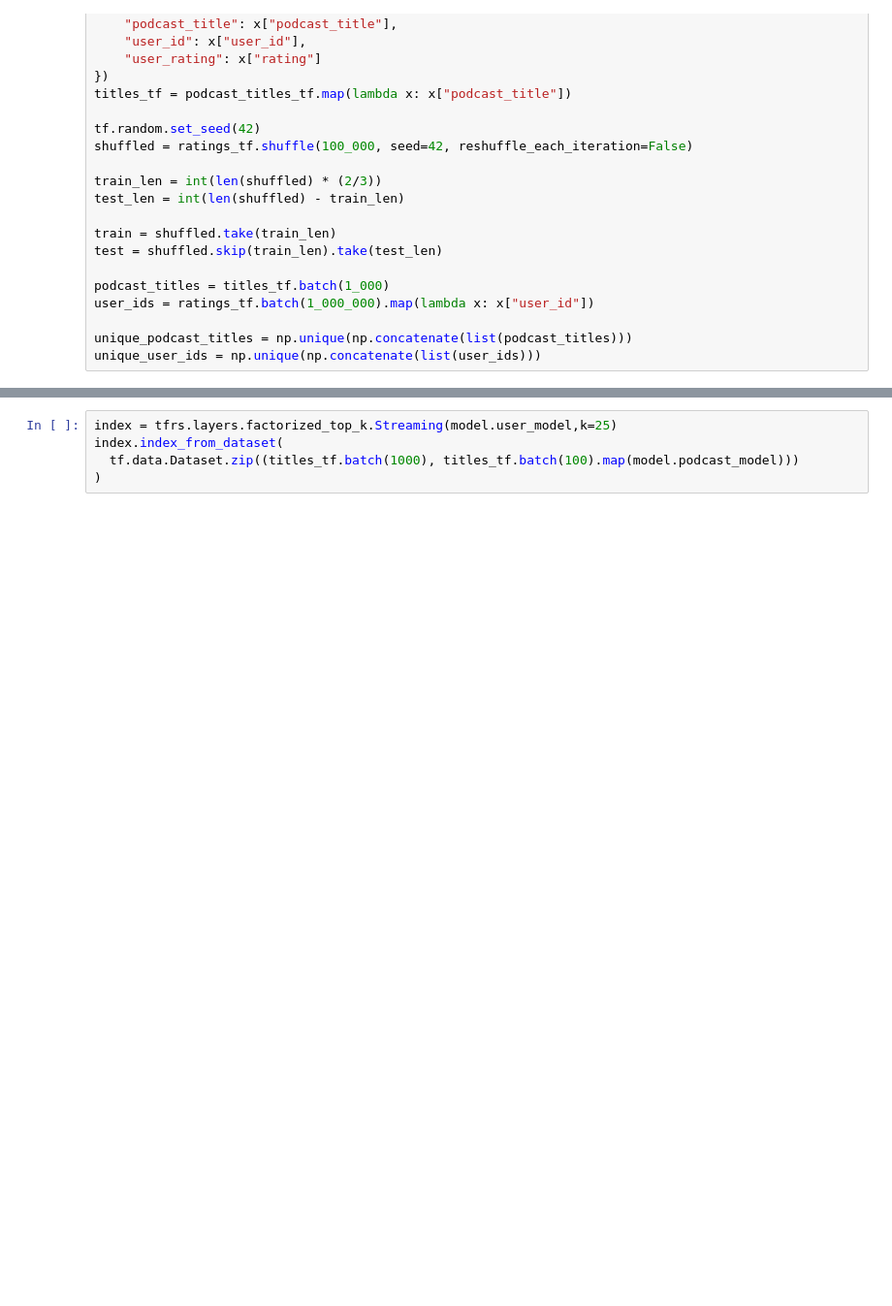
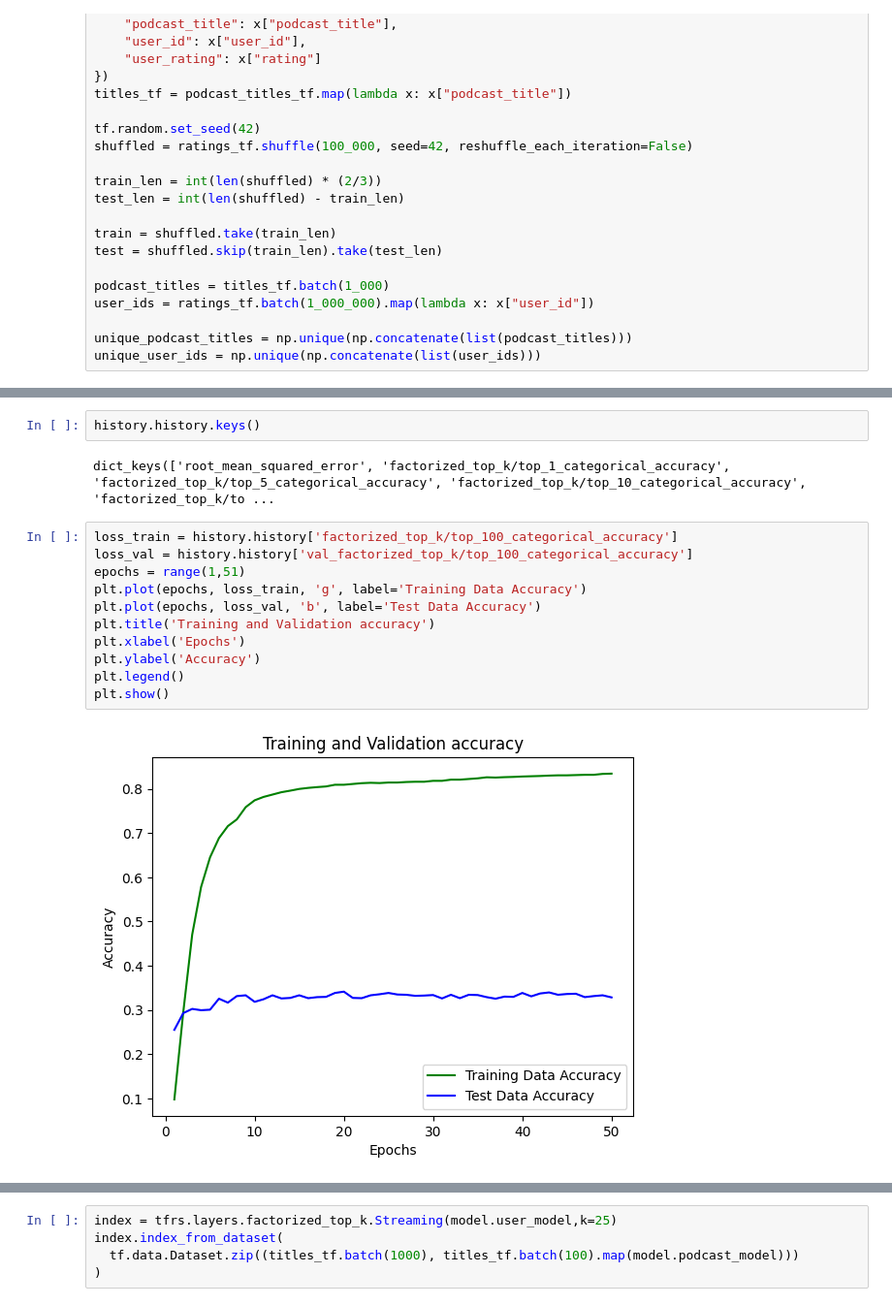
Before and after one commit to joshgeller05/DSCI-591, a Jupyter notebook: python/collaborative_filtering.ipynb, the cells around one changed output, grey strips where cells are left out. Shown at 97% size. Saved outputs shown, nothing was run; the diff lists cells and outputs as text; blank space fills up the shorter version.

```diff
--- a/python/collaborative_filtering.ipynb
+++ b/python/collaborative_filtering.ipynb
@@ -196,0 +221,17 @@ RMSE: 1.48
+# %%
+history.history.keys()
+# %% [output]
+dict_keys(['root_mean_squared_error', 'factorized_top_k/top_1_categorical_accuracy', 'factorized_top_k/top_5_categorical_accuracy', 'factorized_top_k/top_10_categorical_accuracy', 'factorized_top_k/to ...
+# %%
+loss_train = history.history['factorized_top_k/top_100_categorical_accuracy']
+loss_val = history.history['val_factorized_top_k/top_100_categorical_accuracy']
+epochs = range(1,51)
+plt.plot(epochs, loss_train, 'g', label='Training Data Accuracy')
+plt.plot(epochs, loss_val, 'b', label='Test Data Accuracy')
+plt.title('Training and Validation accuracy')
+plt.xlabel('Epochs')
+plt.ylabel('Accuracy')
+plt.legend()
+plt.show()
+# %% [output]
+[figure, added]
```
Also changed, not shown: parts of 10 cells of this notebook.
